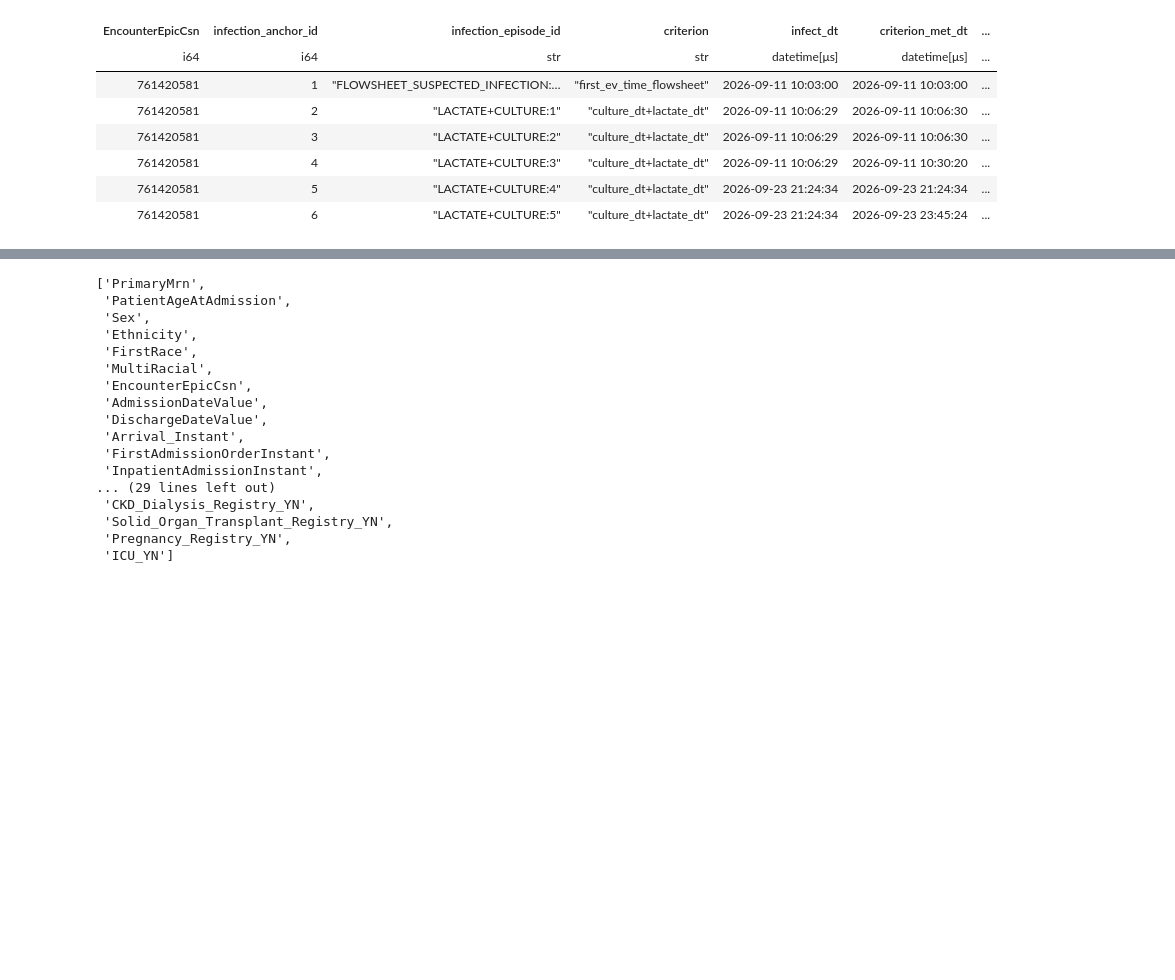
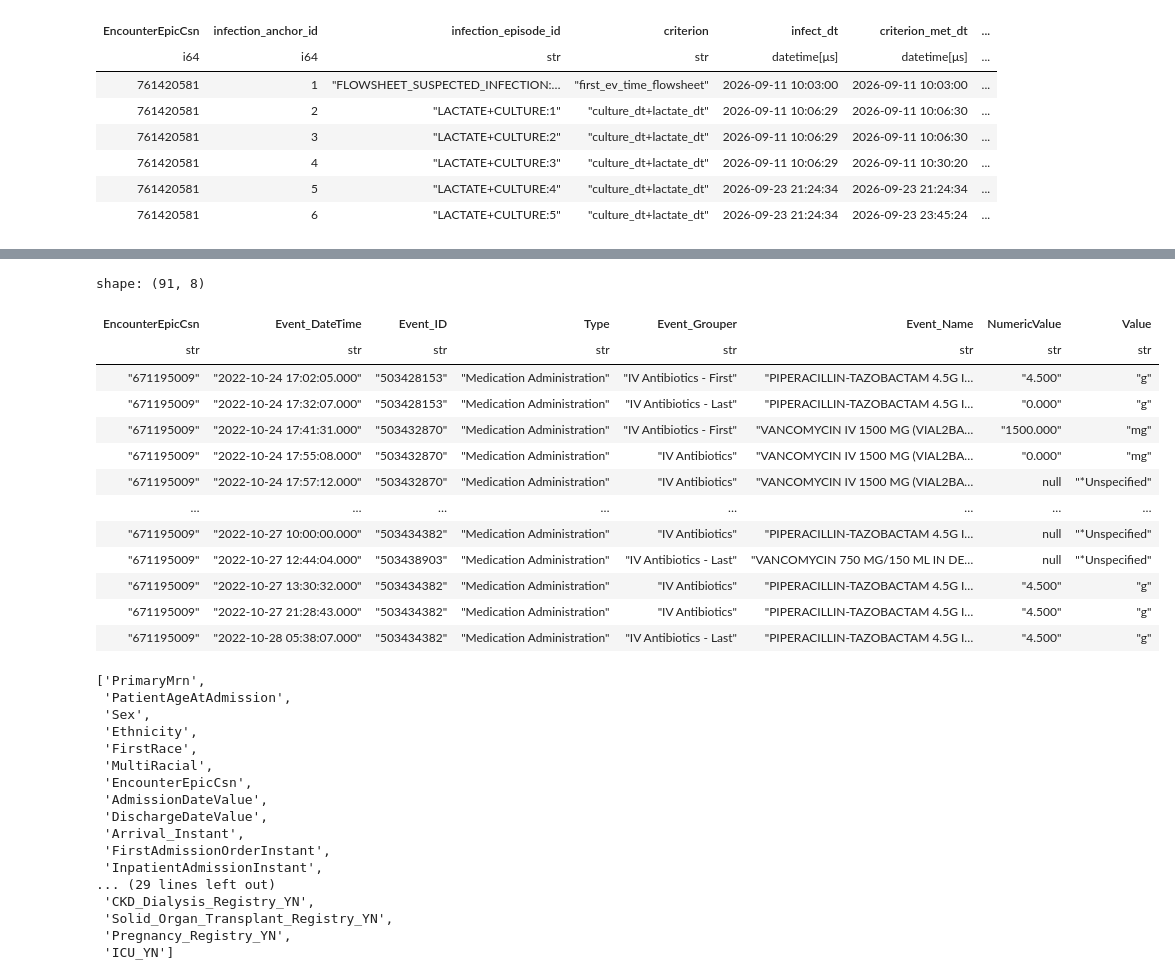
Before and after one commit to UTSW-CIC/Sepsis-Analysis, a Jupyter notebook: notebooks/scratches-requests/00_phase4_phase3_output.ipynb, the cells around one changed output, grey strips where cells are left out. Drawn from its saved outputs; the diff is of its cells as text; code cells hidden in the pictures; blank space fills up the shorter version.

```diff
--- a/notebooks/scratches-requests/00_phase4_phase3_output.ipynb
+++ b/notebooks/scratches-requests/00_phase4_phase3_output.ipynb
@@ -324,3 +370,24 @@ df_medsord_4 = pl.read_csv(os.path.join(data_path, "Med Orders - 10.8.26.csv"),
+# %%
+df_meds_4.filter(
+    ((pl.col("EncounterEpicCsn").cast(pl.Int32)) == 671195009)
+    &
+    (pl.col("Event_Grouper").str.to_lowercase().str.contains("antib"))
+).sort(by='Event_DateTime')
+# %% [output]
+shape: (91, 8)
+| EncounterEpicCsn | Event_DateTime | Event_ID | Type | Event_Grouper | Event_Name | NumericValue | Value |
+| str | str | str | str | str | str | str | str |
+| "671195009" | "2022-10-24 17:02:05.000" | "503428153" | "Medication Administration" | "IV Antibiotics - First" | "PIPERACILLIN-TAZOBACTAM 4.5G I… | "4.500" | "g" |
+| "671195009" | "2022-10-24 17:32:07.000" | "503428153" | "Medication Administration" | "IV Antibiotics - Last" | "PIPERACILLIN-TAZOBACTAM 4.5G I… | "0.000" | "g" |
+| "671195009" | "2022-10-24 17:41:31.000" | "503432870" | "Medication Administration" | "IV Antibiotics - First" | "VANCOMYCIN IV 1500 MG (VIAL2BA… | "1500.000" | "mg" |
+| "671195009" | "2022-10-24 17:55:08.000" | "503432870" | "Medication Administration" | "IV Antibiotics" | "VANCOMYCIN IV 1500 MG (VIAL2BA… | "0.000" | "mg" |
+| "671195009" | "2022-10-24 17:57:12.000" | "503432870" | "Medication Administration" | "IV Antibiotics" | "VANCOMYCIN IV 1500 MG (VIAL2BA… | null | "*Unspecified" |
+| … | … | … | … | … | … | … | … |
+| "671195009" | "2022-10-27 10:00:00.000" | "503434382" | "Medication Administration" | "IV Antibiotics" | "PIPERACILLIN-TAZOBACTAM 4.5G I… | null | "*Unspecified" |
+| "671195009" | "2022-10-27 12:44:04.000" | "503438903" | "Medication Administration" | "IV Antibiotics - Last" | "VANCOMYCIN 750 MG/150 ML IN DE… | null | "*Unspecified" |
+| "671195009" | "2022-10-27 13:30:32.000" | "503434382" | "Medication Administration" | "IV Antibiotics" | "PIPERACILLIN-TAZOBACTAM 4.5G I… | "4.500" | "g" |
+| "671195009" | "2022-10-27 21:28:43.000" | "503434382" | "Medication Administration" | "IV Antibiotics" | "PIPERACILLIN-TAZOBACTAM 4.5G I… | "4.500" | "g" |
+| "671195009" | "2022-10-28 05:38:07.000" | "503434382" | "Medication Administration" | "IV Antibiotics - Last" | "PIPERACILLIN-TAZOBACTAM 4.5G I… | "4.500" | "g" |
 # %%
 df_enc_4.columns
 # %% [output]
```
Also changed, not shown: parts of 19 cells of this notebook, 27 other files.
